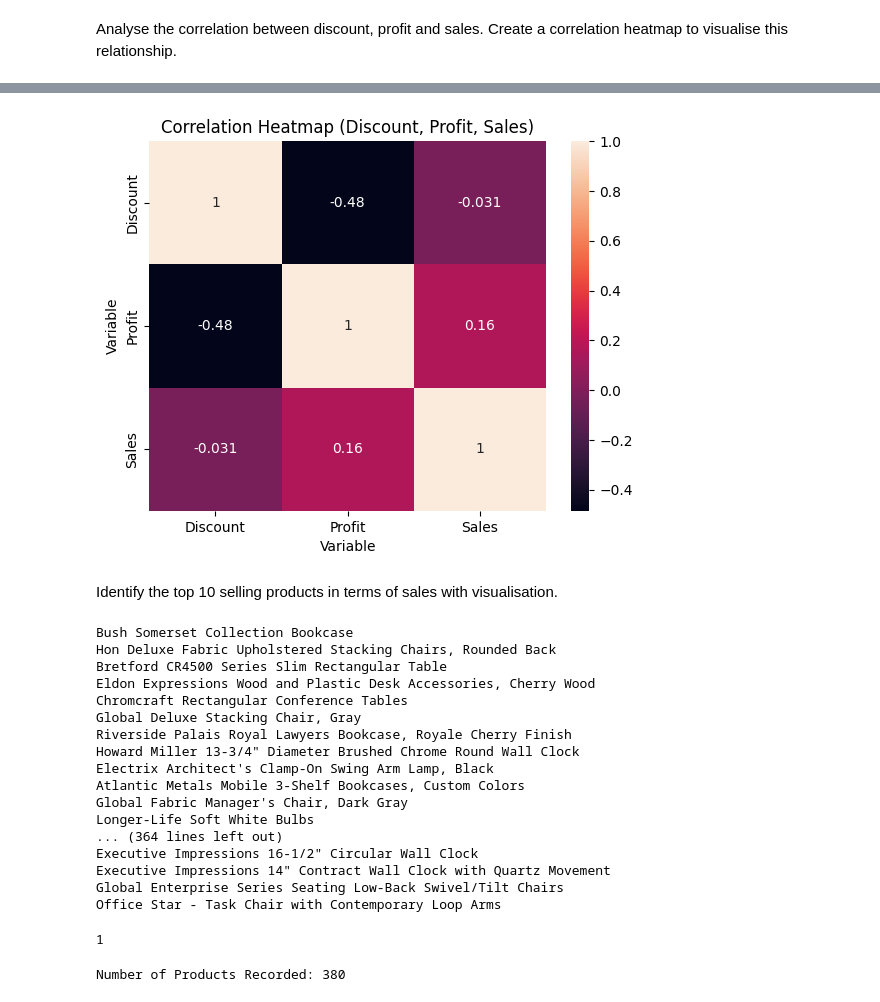
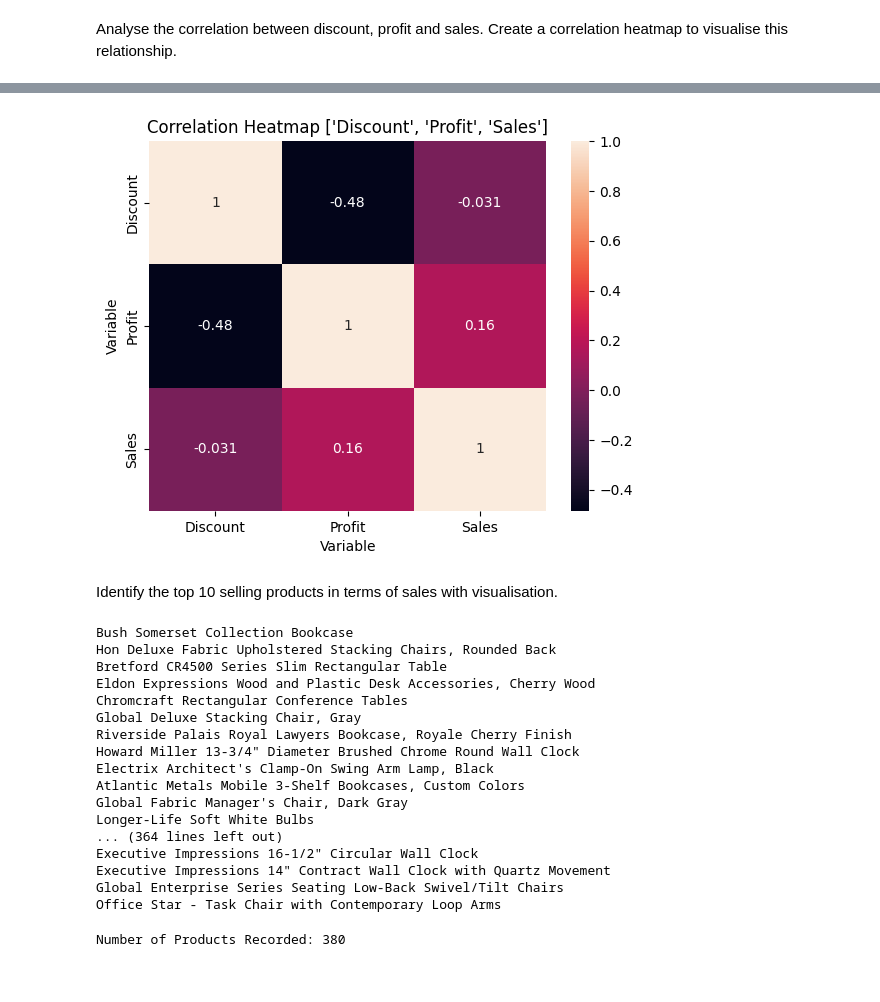
Before and after one commit to juto-shogan/company_stats, a Jupyter notebook: assignment2.ipynb, the cells around one changed output, grey strips where cells are left out. Saved outputs shown, nothing was run; the diff lists cells and outputs as text; code cells hidden in the pictures.

```diff
--- a/assignment2.ipynb
+++ b/assignment2.ipynb
@@ -39,17 +29,9 @@ print("number of columns", num_cols)
 number of rows: 2121
 number of columns 21
 # %%
-try:
-  # Read the first row only (assuming headers are in the first row)
-  df = pd.read_csv(folder_path, nrows=1)
-except FileNotFoundError:
-  print("Error: File not found!")
-  exit()
-
 # Get column names (assuming headers are in the first row)
 column_headers = df.columns.tolist()
 
 print("Column Headers:", column_headers)
-df.head()
 # %% [output]
 Column Headers: ['Row ID', 'Order ID', 'Order Date', 'Ship Date', 'Ship Mode', 'Customer ID', 'Customer Name', 'Segment', 'Country', 'City', 'State', 'Postal Code', 'Region', 'Product ID', 'Category', ...
@@ -63,27 +52,27 @@ Analyse the correlation between discount, profit and sales. Create a correlation
 # %%
-folder_path = "work_i/assignment2.csv"
-dataframe = pd.read_csv(folder_path)
+# folder_path = "work_i/assignment2.csv"
+# dataframe = pd.read_csv(folder_path)
 choosen_col = ['Discount', 'Profit', 'Sales']
 
 
-data_corr = dataframe[choosen_col]
+data_corr = df[choosen_col]
 correlation = data_corr.corr()
 
 sns.heatmap(correlation, annot=True)
 
-plt.title("Correlation Heatmap (Discount, Profit, Sales)")
+plt.title(f"Correlation Heatmap {choosen_col}")
 plt.xlabel("Variable")
 plt.ylabel("Variable")
 
 # Display the heatmap
 plt.show()
 # %% [output]
-[figure, old version]
+[figure, new version]
 # %% [markdown]
 Identify the top 10 selling products in terms of sales with visualisation.
 # %%
 # Product Names
-for product_name in dataframe['Product Name'].unique():
+for product_name in df['Product Name'].unique():
   print(product_name)
 # %% [output]
 Bush Somerset Collection Bookcase
@@ -103,5 +92,4 @@ Executive Impressions 16-1/2" Circular Wall Clock
 Executive Impressions 14" Contract Wall Clock with Quartz Movement
 Global Enterprise Series Seating Low-Back Swivel/Tilt Chairs
 Office Star - Task Chair with Contemporary Loop Arms
-1
 # %%
```
Also changed, not shown: parts of 15 cells of this notebook.
